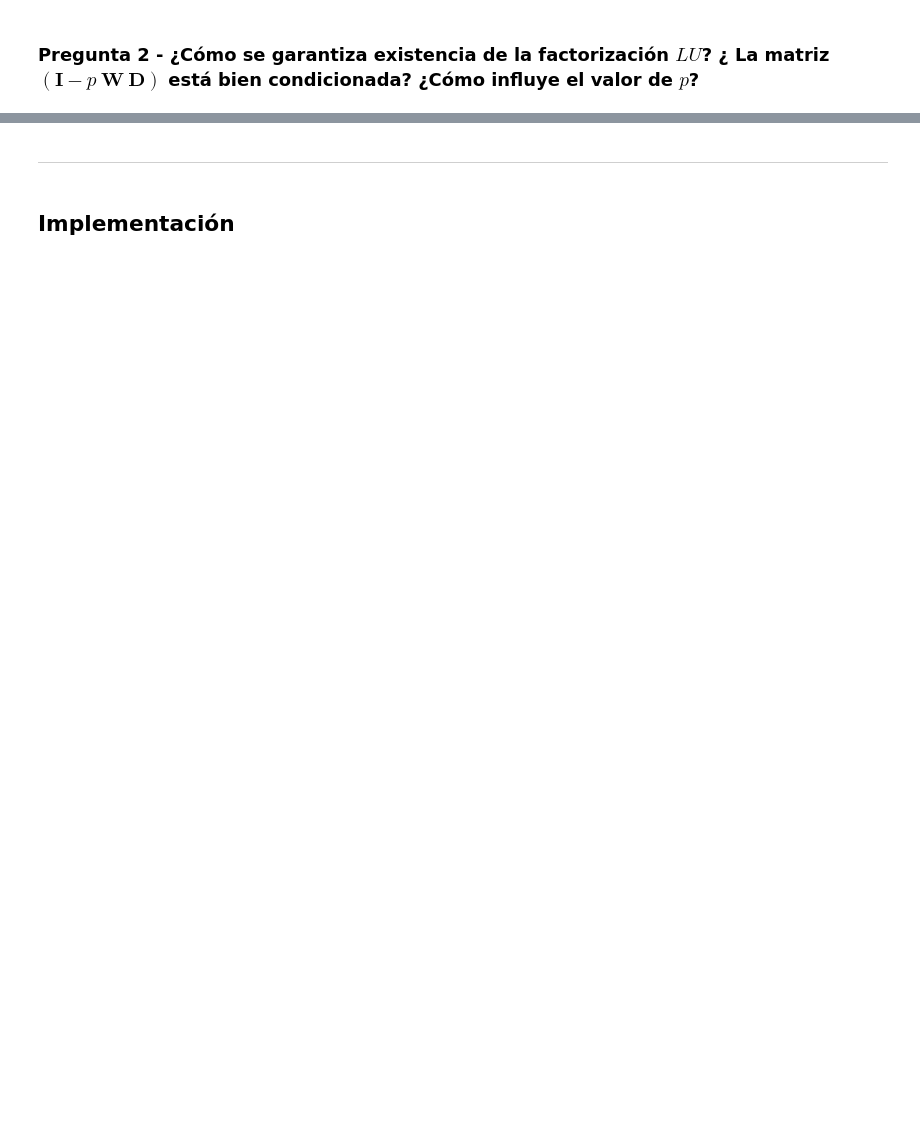
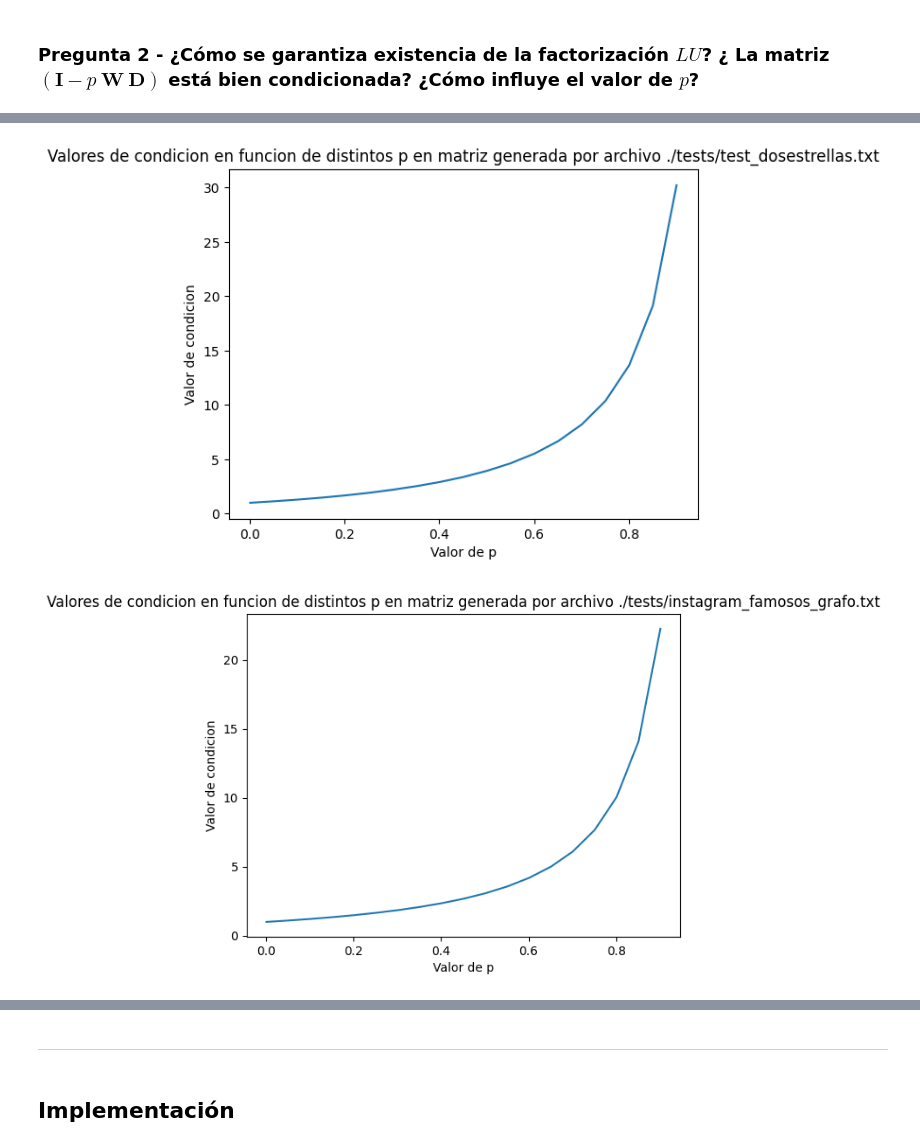
Before and after one commit to dantec19/alc_1c-2024, a Jupyter notebook: tp1/template-alumnos/template-alumnos/grupo_XX_TP1.ipynb, the cells around one changed output, grey strips where cells are left out. Drawn from its saved outputs; the diff is of its cells as text; code cells hidden in the pictures; blank space fills up the shorter version.

```diff
--- a/tp1/template-alumnos/template-alumnos/grupo_XX_TP1.ipynb
+++ b/tp1/template-alumnos/template-alumnos/grupo_XX_TP1.ipynb
@@ -132,0 +127,7 @@ z_j = \begin{cases}
+# %%
+from funciones import *
+import time
+import matplotlib.pyplot as plt
+import numpy as np
+
+archivos_test = ['./tests/test_dosestrellas.txt', './tests/instagram_famosos_grafo.txt', './tests/mathworld_grafo.txt', './tests/test_todosconectados.txt', './tests/test_aleatorio.txt', './tests/test_extra.txt','./tests/test_ningunoconectado.txt']
@@ -132,0 +148,30 @@ z_j = \begin{cases}
+# %%
+# Ver si I-pWD esta bien condicionada
+def valores_condicion(archivo_test):
+    W = leer_archivo(archivo_test)
+    p=0.001
+    valores = []
+    variac_p = []
+    ident = np.identity(np.shape(W)[0])
+    D = armar_matriz_diagonal(W)
+    for _ in range(19):
+        matriz = ident-(p*(W@D))
+        valores.append((np.linalg.cond(matriz)))
+        variac_p.append(p)
+        p += 0.05
+
+    plt.title(f"Valores de condicion en funcion de distintos p en matriz generada por archivo {archivo_test}")
+    plt.xlabel("Valor de p")
+    plt.ylabel("Valor de condicion")
+    plt.plot(variac_p, valores)
+    plt.show()
+
+def val_cond_iterativos(archivos_test):
+
+    for archivo_test in archivos_test:
+        valores_condicion(archivo_test)
+
+val_cond_iterativos(archivos_test)
+# %% [output]
+[figure, added]
+[figure, added]
```
Also changed, not shown: parts of 36 cells of this notebook, 3 other files.
